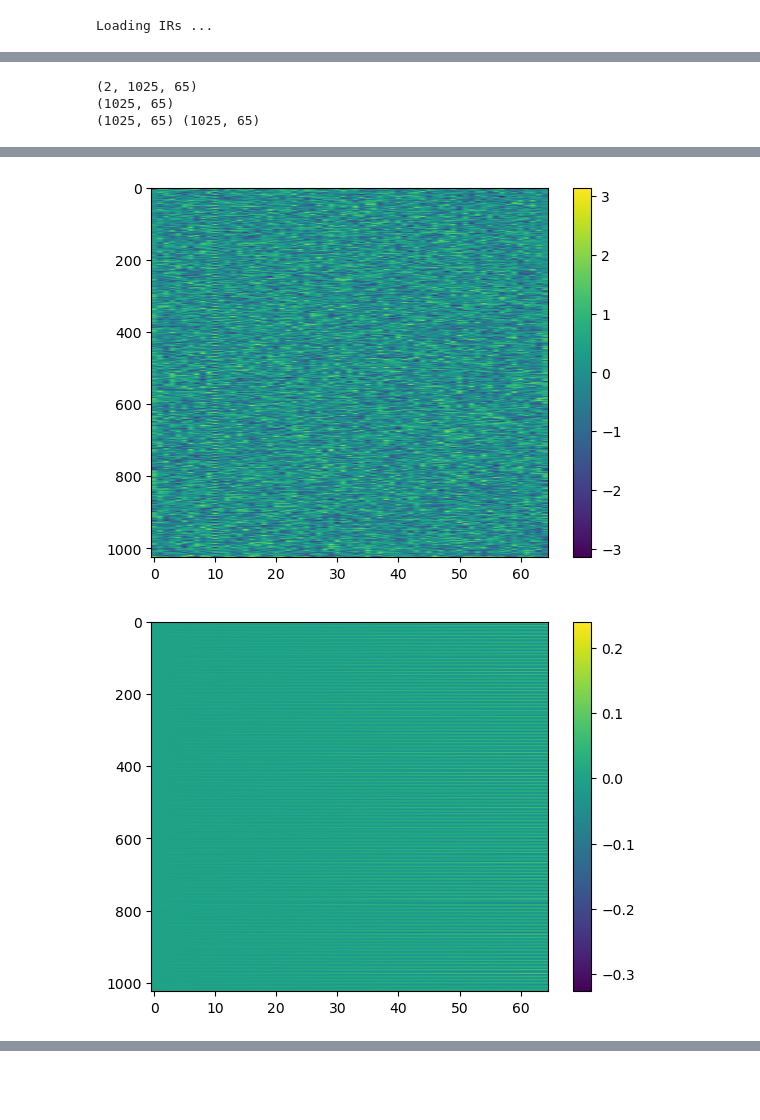
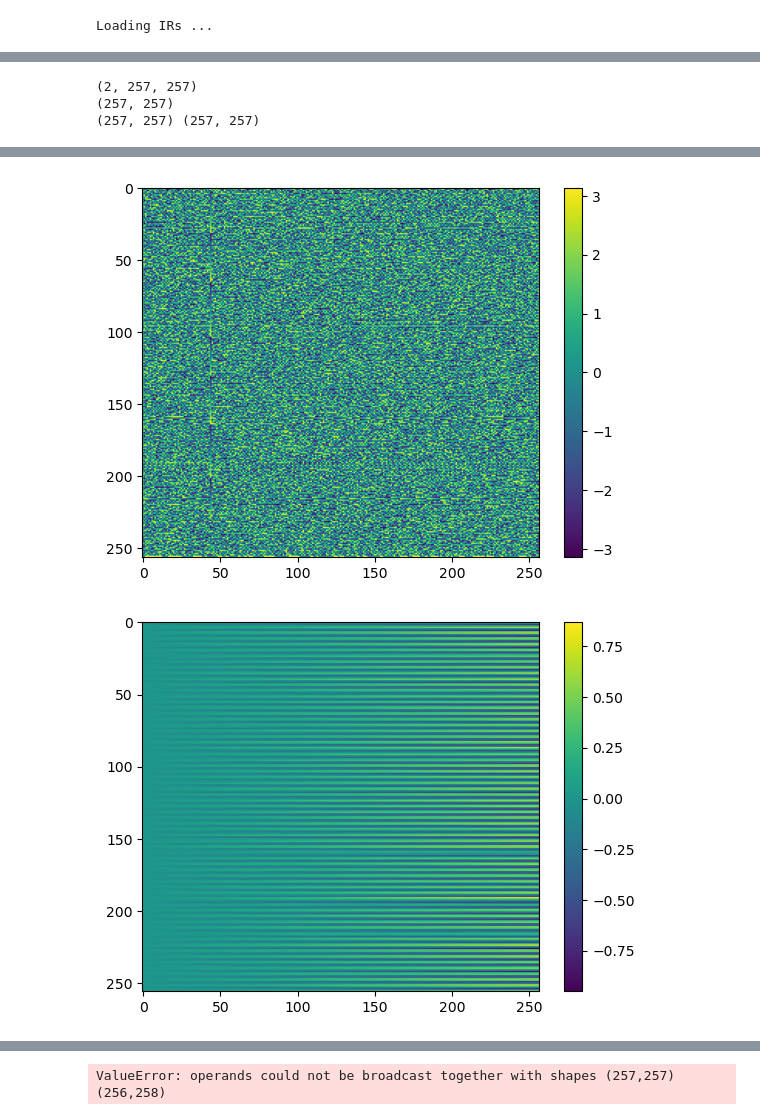
Before and after one commit to DavideNale/NAF, a Jupyter notebook: new_processing.ipynb, the cells around one changed output, grey strips where cells are left out. Saved outputs shown, nothing was run; the diff lists cells and outputs as text; code cells hidden in the pictures; blank space fills up the shorter version.

```diff
--- a/new_processing.ipynb
+++ b/new_processing.ipynb
@@ -28,7 +28,7 @@ plt.figure()
 plt.plot(sample)
 plt.show()
 
-n_fft = 2048
+n_fft = 512
 hop = n_fft // 4
 
 def if_compute(arg):
@@ -69,10 +69,21 @@ data = transformed_data
 #gt_s = librosa.amplitude_to_db(spectrogram, ref=np.max)
 ampli = np.abs(data)
 angle = np.angle(data)
-unwrapped_angle = np.unwrap(angle).astype(np.single)
+unwrapped_angle = np.unwrap(angle)
 final = np.diff(unwrapped_angle, n=1, axis=0)
 final = final / np.pi
-final = final
+final = final / 180
+
+
+padded_input_stft = np.concatenate((real_component, real_component[:,-1:]), axis=1)
+padded_input_if = np.concatenate((final, final[:,-1:]*0.0), axis=1)
+unwrapped = np.cumsum(padded_input_if, axis=-1)*np.pi
+wave2 = librosa.istft(librosa.db_to_amplitude(real_component) * np.exp(1j * unwrapped), hop_length=512//4)
+
+plt.figure()
+plt.plot(wave2)
+plt.show()
+
 
 plt.figure()
 plt.imshow(ampli, aspect='auto')
@@ -93,8 +104,13 @@ plt.figure()
 plt.imshow(final, aspect='auto')
 plt.colorbar()
 plt.show()
+
+plt.figure()
+plt.imshow(final, aspect='auto')
+plt.colorbar()
+plt.show()
 # %% [output]
 [figure]
-(2, 1025, 65)
-(1025, 65)
-(1025, 65) (1025, 65)
+(2, 257, 257)
+(257, 257)
+(257, 257) (257, 257)
@@ -102,2 +118,2 @@ plt.show()
-[figure, old version]
+[figure, new version]
-[figure, old version]
+[figure, new version]
@@ -108,3 +120,4 @@ plt.show()
+ValueError: operands could not be broadcast together with shapes (257,257) (256,258)
 # %%
 def if_compute(arg):
     unwrapped_angle = np.unwrap(arg).astype(np.single)
```
Also changed, not shown: parts of 3 cells of this notebook, 9 other files.
